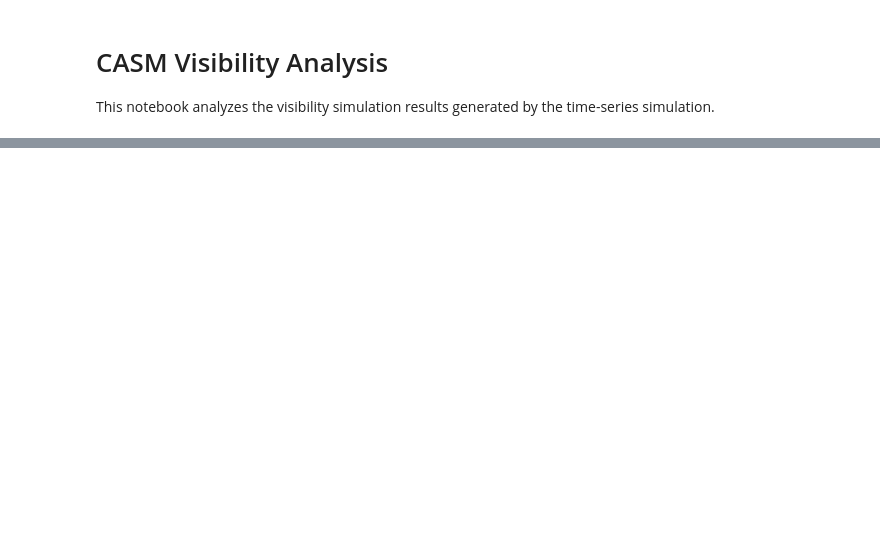
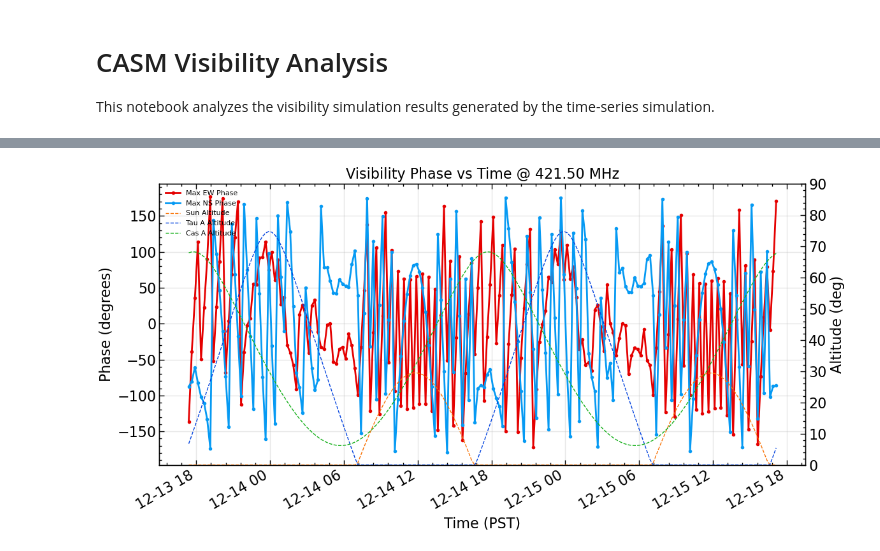
Before and after one commit to Coherent-All-Sky-Monitor/vis-sim, a Jupyter notebook: vis_analyze.ipynb, the cells around one changed output, grey strips where cells are left out. Drawn from its saved outputs; the diff is of its cells as text; code cells hidden in the pictures; blank space fills up the shorter version.

```diff
--- a/vis_analyze.ipynb
+++ b/vis_analyze.ipynb
@@ -21,3 +21,5 @@ Analyzing results from: results_20251213_1652_to_20251214_1652
+# %%
+latest_dir = "/home/advait/research/casm/vis-modelling/results_20251213_1723_to_20251215_1723"
 # %%
 # 2. Load all visibility files and extract Source Data
 vis_files = sorted(glob.glob(os.path.join(latest_dir, "visibilities", "*.npz")))
@@ -83,0 +127,36 @@ t_iso
+# %%
+# 4. Plot Phase vs Time with Sun Altitude
+phase_ew = np.angle(vis_array[:, idx_ew, mid_freq_idx, 0, 0])
+phase_ns = np.angle(vis_array[:, idx_ns, mid_freq_idx, 0, 0])
+
+fig, ax1 = plt.subplots(figsize=(12, 6))
+
+# Plot Phases
+ax1.plot(times, np.degrees(phase_ew), label='Max EW Phase', marker='.', color='xkcd:red', lw = 2)
+ax1.plot(times, np.degrees(phase_ns), label='Max NS Phase', marker='.', color='xkcd:azure', lw = 2)
+ax1.set_xlabel('Time (PST)')
+ax1.set_ylabel('Phase (degrees)', color='black')
+ax1.tick_params(axis='y', labelcolor='black')
+ax1.grid(True, alpha=0.3)
+
+ax2 = ax1.twinx()
+ax2.plot(times, srcs['Sun']['alt'], label='Sun Altitude', color='xkcd:orange', linestyle='--', linewidth=1, alpha=1)
+ax2.plot(times, srcs['Tau A']['alt'], label='Tau A Altitude', color='xkcd:blue', linestyle='--', linewidth=1, alpha=1)
+ax2.plot(times, srcs['Cas A']['alt'], label='Cas A Altitude', color='xkcd:green', linestyle='--', linewidth=1, alpha=1)
+ax2.set_ylabel('Altitude (deg)')
+
+ax2.tick_params(axis='y')
+ax2.set_ylim(0, 90)
+
+fig.autofmt_xdate()
+plt.title(f'Visibility Phase vs Time @ {freq_mhz:.2f} MHz')
+
+# Legends
+lines1, labels1 = ax1.get_legend_handles_labels()
+lines2, labels2 = ax2.get_legend_handles_labels()
+ax1.legend(lines1 + lines2, labels1 + labels2, loc='upper left', fontsize=8)
+
+plt.tight_layout()
+plt.show()
+# %% [output]
+[figure, added]
```
Also changed, not shown: parts of 15 cells of this notebook, 3 other files.
